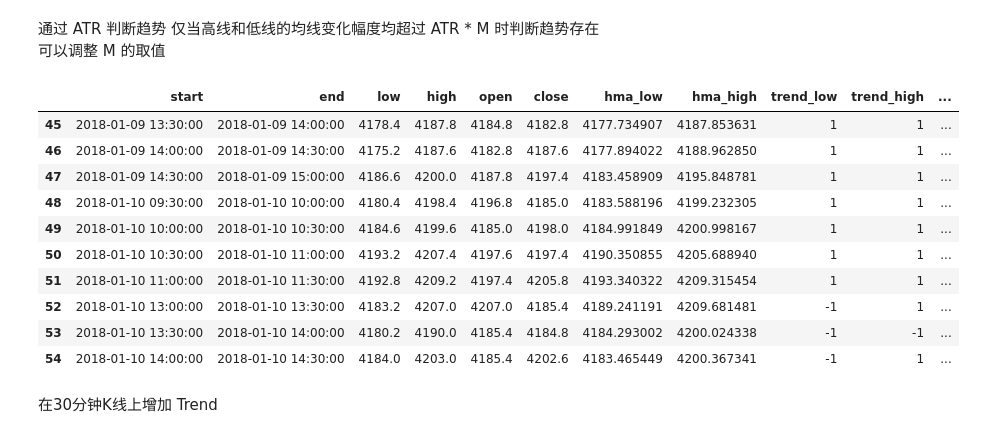
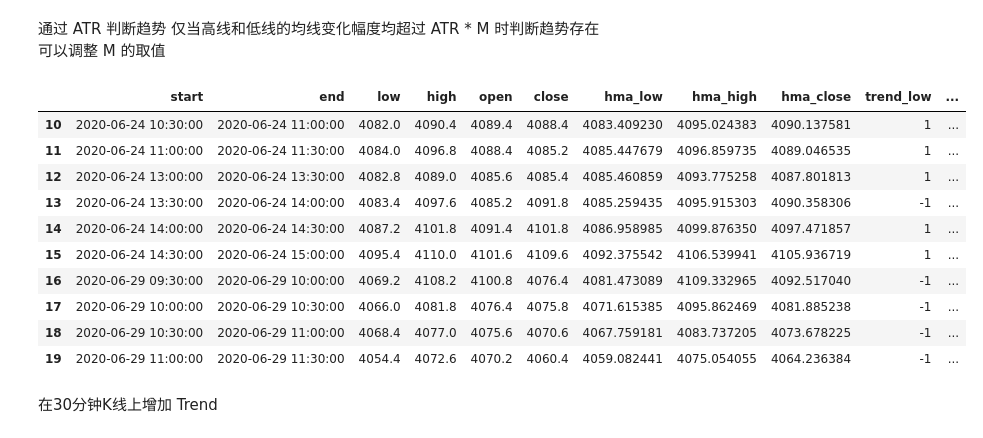
Before and after one commit to mingweima/ml_cta, a Jupyter notebook: notebook/2021-3-9-K-Line-Analysis.ipynb, the cells around one changed output. Cells and saved outputs as stored; diff of their text form; code cells hidden in the pictures.

```diff
--- a/notebook/2021-3-9-K-Line-Analysis.ipynb
+++ b/notebook/2021-3-9-K-Line-Analysis.ipynb
@@ -48,7 +48,7 @@ df['start'] = df['time'] - pd.Timedelta(minutes=1)
 df['end'] = df['time']
 
 df['date'] = df['time'].map(lambda x: x.year)*10000 + df['time'].map(lambda x: x.month)*100 + df['time'].map(lambda x: x.day)
-df = df.iloc[0:2400, :] # Change this line to change the selection of data
+df = df.iloc[144000:146400, :] # Change this line to change the selection of data
 
 df
 # %% [output]
@@ -105,9 +105,17 @@ df_kline30r['window_half_ewm_high'] = df_kline30r['high'].ewm(span=hma_span/2).m
 df_kline30r['diff_high']=df_kline30r['window_half_ewm_high'] * 2 - df_kline30r['window_t_ewm_high']
 df_kline30r['hma_high']=df_kline30r['diff_high'].ewm(span=int(math.sqrt(hma_span))).mean()
 
-intermediate_col = ['index', 'window_t_ewm_low', 'window_half_ewm_low', 'diff_low', 'window_t_ewm_high', 'window_half_ewm_high', 'diff_high']
+df_kline30r['window_t_ewm_close'] = df_kline30r['close'].ewm(span=hma_span).mean()
+df_kline30r['window_half_ewm_close'] = df_kline30r['close'].ewm(span=hma_span/2).mean()
+df_kline30r['diff_close']=df_kline30r['window_half_ewm_close'] * 2 - df_kline30r['window_t_ewm_close']
+df_kline30r['hma_close']=df_kline30r['diff_close'].ewm(span=int(math.sqrt(hma_span))).mean()
+
+intermediate_col = ['index', 'window_t_ewm_low', 'window_half_ewm_low', 'diff_low',
+                    'window_t_ewm_high', 'window_half_ewm_high', 'diff_high',
+                   'window_t_ewm_close', 'window_half_ewm_close', 'diff_close']
+
 df_kline30r.drop(columns=intermediate_col, inplace = True)
 
-df_kline30r[['close', 'hma_high', 'hma_low']].plot(grid=False, figsize=(12,4))
+df_kline30r[['hma_close', 'hma_high', 'hma_low']].plot(grid=False, figsize=(12,4))
 sns.despine()
 # %% [output]
@@ -120,9 +128,11 @@ df_kline30r["trend_high"] = (df_kline30r["hma_high"] > df_kline30r["hma_high"].s
 
 df_kline30r["slope_low"] = (df_kline30r["hma_low"] - df_kline30r["hma_low"].shift(1))
 df_kline30r["slope_high"] = (df_kline30r["hma_high"] - df_kline30r["hma_high"].shift(1))
+df_kline30r["slope_close"] = (df_kline30r["hma_close"] - df_kline30r["hma_close"].shift(1))
 
 df_kline30r['slope_low'] = df_kline30r['slope_low'].fillna(0)
 df_kline30r['slope_high'] = df_kline30r['slope_high'].fillna(0)
+df_kline30r["slope_close"] = df_kline30r['slope_close'].fillna(0)
 
 df_kline30r.replace({'trend_low': {True: 1, False: -1}}, inplace=True)
 df_kline30r.replace({'trend_high': {True: 1, False: -1}}, inplace=True)
@@ -168,34 +178,36 @@ df_kline30r = calculate_average_true_range(df_kline30r, 10)
 # %%
 atr_m = 0.1
 df_kline30r["trend_atr_up"] = ((df_kline30r["slope_high"] > df_kline30r["atr"] * atr_m) &
-                               (df_kline30r["slope_low"] > df_kline30r["atr"] * atr_m))
+                               (df_kline30r["slope_low"] > df_kline30r["atr"] * atr_m) &
+                              (df_kline30r["slope_close"] > df_kline30r["atr"] * atr_m) )
 df_kline30r["trend_atr_down"] = ((df_kline30r["slope_high"] < df_kline30r["atr"] * -atr_m) &
-                               (df_kline30r["slope_low"] < df_kline30r["atr"] * -atr_m))
+                               (df_kline30r["slope_low"] < df_kline30r["atr"] * -atr_m) &
+                                (df_kline30r["slope_close"] < df_kline30r["atr"] * atr_m))
 
 df_kline30r.replace({'trend_atr_up': {True: 1, False: 0}}, inplace=True)
 df_kline30r.replace({'trend_atr_down': {True: -1, False: 0}}, inplace=True)
 
 df_kline30r["trend_atr"] = df_kline30r["trend_atr_up"] + df_kline30r["trend_atr_down"]
 df_kline30r["trend"] = df_kline30r["trend_atr"] + df_kline30r["trend_ma"]
 df_kline30r.replace({'trend': {2: 1, 1: 0, -1: 0, -2: -1}}, inplace=True)
 
 df_kline30r["trend"] = (df_kline30r["trend"] * 2 + df_kline30r["trend"].shift()) / 3
 df_kline30r['trend'] = df_kline30r['trend'].fillna(0)
 df_kline30r["trend"] = df_kline30r["trend"].round()
 
-df_kline30r.iloc[45:55, ]
+df_kline30r.iloc[10:20, ]
 # %% [output]
-|  | start | end | low | high | open | close | hma_low | hma_high | trend_low | trend_high | ... |
-| 45 | 2018-01-09 13:30:00 | 2018-01-09 14:00:00 | 4178.4 | 4187.8 | 4184.8 | 4182.8 | 4177.734907 | 4187.853631 | 1 | 1 | ... |
-| 46 | 2018-01-09 14:00:00 | 2018-01-09 14:30:00 | 4175.2 | 4187.6 | 4182.8 | 4187.6 | 4177.894022 | 4188.962850 | 1 | 1 | ... |
-| 47 | 2018-01-09 14:30:00 | 2018-01-09 15:00:00 | 4186.6 | 4200.0 | 4187.8 | 4197.4 | 4183.458909 | 4195.848781 | 1 | 1 | ... |
-| 48 | 2018-01-10 09:30:00 | 2018-01-10 10:00:00 | 4180.4 | 4198.4 | 4196.8 | 4185.0 | 4183.588196 | 4199.232305 | 1 | 1 | ... |
-| 49 | 2018-01-10 10:00:00 | 2018-01-10 10:30:00 | 4184.6 | 4199.6 | 4185.0 | 4198.0 | 4184.991849 | 4200.998167 | 1 | 1 | ... |
-| 50 | 2018-01-10 10:30:00 | 2018-01-10 11:00:00 | 4193.2 | 4207.4 | 4197.6 | 4197.4 | 4190.350855 | 4205.688940 | 1 | 1 | ... |
-| 51 | 2018-01-10 11:00:00 | 2018-01-10 11:30:00 | 4192.8 | 4209.2 | 4197.4 | 4205.8 | 4193.340322 | 4209.315454 | 1 | 1 | ... |
-| 52 | 2018-01-10 13:00:00 | 2018-01-10 13:30:00 | 4183.2 | 4207.0 | 4207.0 | 4185.4 | 4189.241191 | 4209.681481 | -1 | 1 | ... |
-| 53 | 2018-01-10 13:30:00 | 2018-01-10 14:00:00 | 4180.2 | 4190.0 | 4185.4 | 4184.8 | 4184.293002 | 4200.024338 | -1 | -1 | ... |
-| 54 | 2018-01-10 14:00:00 | 2018-01-10 14:30:00 | 4184.0 | 4203.0 | 4185.4 | 4202.6 | 4183.465449 | 4200.367341 | -1 | 1 | ... |
+|  | start | end | low | high | open | close | hma_low | hma_high | hma_close | trend_low | ... |
+| 10 | 2020-06-24 10:30:00 | 2020-06-24 11:00:00 | 4082.0 | 4090.4 | 4089.4 | 4088.4 | 4083.409230 | 4095.024383 | 4090.137581 | 1 | ... |
+| 11 | 2020-06-24 11:00:00 | 2020-06-24 11:30:00 | 4084.0 | 4096.8 | 4088.4 | 4085.2 | 4085.447679 | 4096.859735 | 4089.046535 | 1 | ... |
+| 12 | 2020-06-24 13:00:00 | 2020-06-24 13:30:00 | 4082.8 | 4089.0 | 4085.6 | 4085.4 | 4085.460859 | 4093.775258 | 4087.801813 | 1 | ... |
+| 13 | 2020-06-24 13:30:00 | 2020-06-24 14:00:00 | 4083.4 | 4097.6 | 4085.2 | 4091.8 | 4085.259435 | 4095.915303 | 4090.358306 | -1 | ... |
+| 14 | 2020-06-24 14:00:00 | 2020-06-24 14:30:00 | 4087.2 | 4101.8 | 4091.4 | 4101.8 | 4086.958985 | 4099.876350 | 4097.471857 | 1 | ... |
+| 15 | 2020-06-24 14:30:00 | 2020-06-24 15:00:00 | 4095.4 | 4110.0 | 4101.6 | 4109.6 | 4092.375542 | 4106.539941 | 4105.936719 | 1 | ... |
+| 16 | 2020-06-29 09:30:00 | 2020-06-29 10:00:00 | 4069.2 | 4108.2 | 4100.8 | 4076.4 | 4081.473089 | 4109.332965 | 4092.517040 | -1 | ... |
+| 17 | 2020-06-29 10:00:00 | 2020-06-29 10:30:00 | 4066.0 | 4081.8 | 4076.4 | 4075.8 | 4071.615385 | 4095.862469 | 4081.885238 | -1 | ... |
+| 18 | 2020-06-29 10:30:00 | 2020-06-29 11:00:00 | 4068.4 | 4077.0 | 4075.6 | 4070.6 | 4067.759181 | 4083.737205 | 4073.678225 | -1 | ... |
+| 19 | 2020-06-29 11:00:00 | 2020-06-29 11:30:00 | 4054.4 | 4072.6 | 4070.2 | 4060.4 | 4059.082441 | 4075.054055 | 4064.236384 | -1 | ... |
 # %% [markdown]
 在30分钟K线上增加 Trend
 # %%
```
Also changed, not shown: parts of 3 cells of this notebook.
